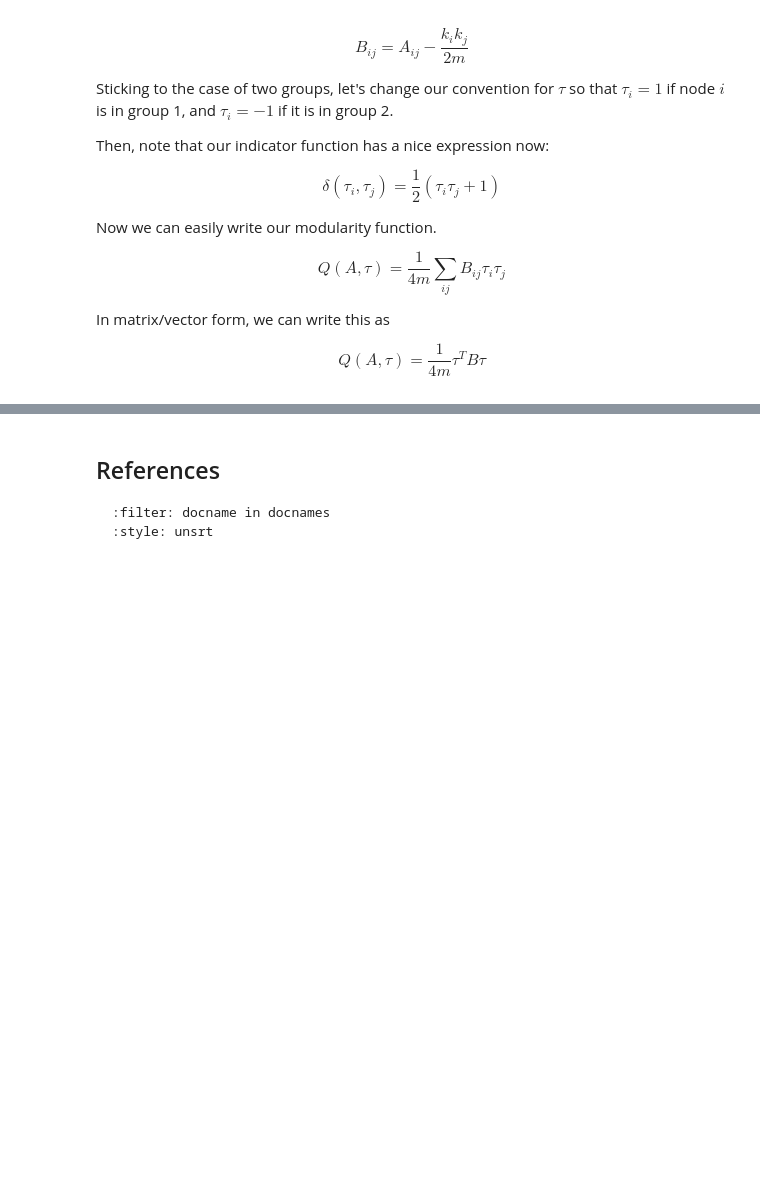
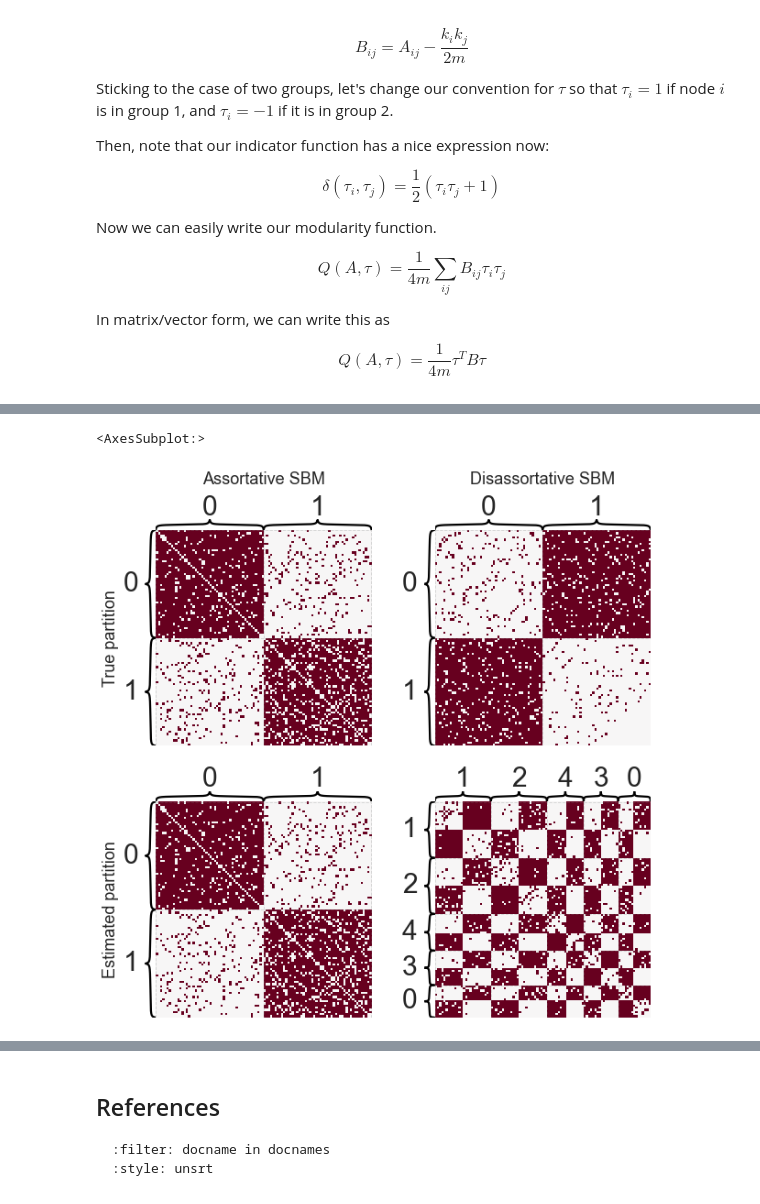
Before and after one commit to bdpedigo/networks-course, a Jupyter notebook: docs/community_detection.ipynb, the cells around one changed output, grey strips where cells are left out. Saved outputs shown, nothing was run; the diff lists cells and outputs as text; code cells hidden in the pictures; blank space fills up the shorter version.

```diff
--- a/docs/community_detection.ipynb
+++ b/docs/community_detection.ipynb
@@ -374,0 +545,38 @@ heatmap(
+# %%
+from graspologic.simulations import sbm
+
+B_assort = np.array([[0.9, 0.1], [0.1, 0.8]])
+B_disassort = np.array([[0.1, 0.9], [0.9, 0.05]])
+
+A_assort, labels_assort = sbm([50,50], B_assort, return_labels=True)
+A_disassort, labels_disassort = sbm([50,50], B_disassort, return_labels=True)
+
+nodelist = np.arange(100)
+
+partition_map_assort = leiden(A_assort, trials=10)
+partition_map_disassort = leiden(A_disassort, trials=10)
+partition_assort = np.vectorize(partition_map_assort.get)(nodelist)
+partition_disassort = np.vectorize(partition_map_disassort.get)(nodelist)
+
+fig, axs = plt.subplots(2,2,figsize=(10,10))
+
+heatmap_kws = dict(cbar=False)
+
+ax = axs[0,0]
+heatmap(A_assort, inner_hier_labels=labels_assort, ax=ax, **heatmap_kws)
+ax.set_ylabel('True partition', labelpad=40)
+ax.set_title('Assortative SBM', pad=50)
+
+ax = axs[0,1]
+heatmap(A_disassort, inner_hier_labels=labels_disassort, ax=ax, **heatmap_kws)
+ax.set_title('Disassortative SBM', pad=50)
+
+ax = axs[1,0]
+heatmap(A_assort, inner_hier_labels=partition_assort, ax=ax, **heatmap_kws)
+ax.set_ylabel('Estimated partition', labelpad=40)
+
+ax = axs[1,1]
+heatmap(A_disassort, inner_hier_labels=partition_disassort, ax=ax, **heatmap_kws)
+# %% [output]
+<AxesSubplot:>
+[figure, added]
```
Also changed, not shown: parts of 44 cells of this notebook, 4 other files.
